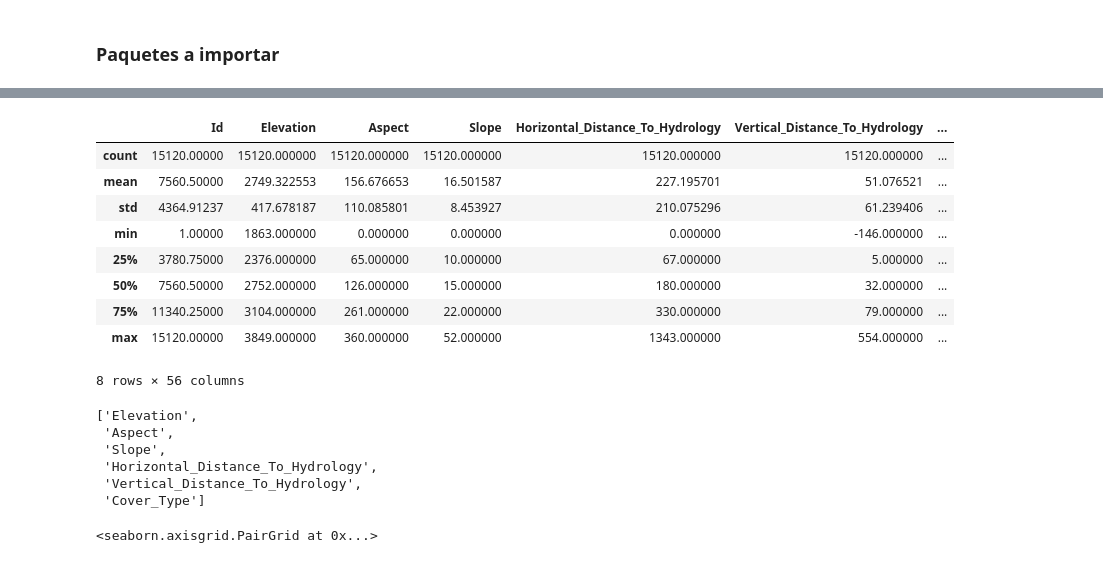
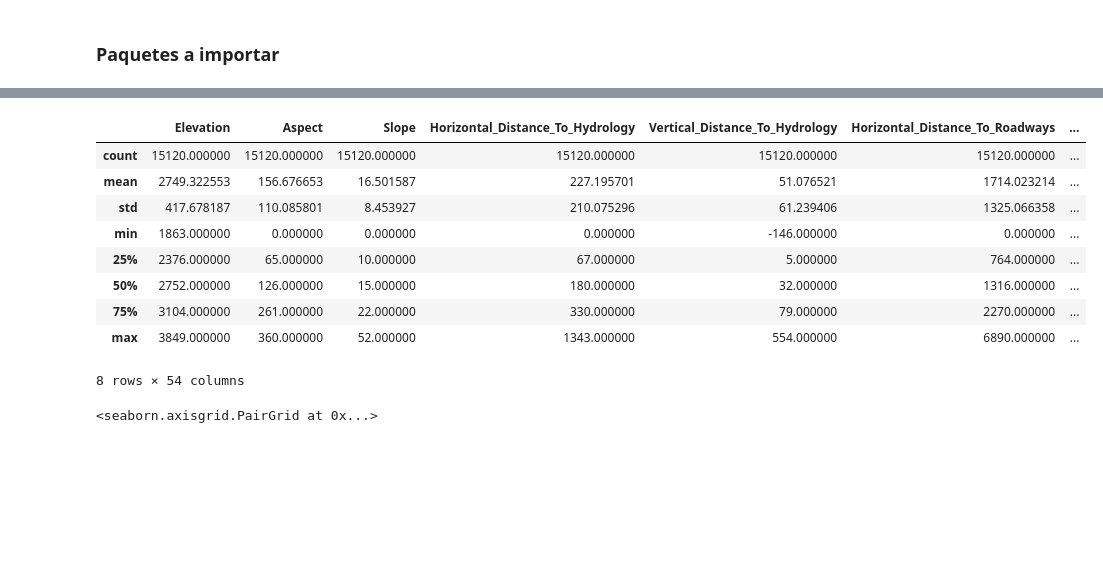
Before and after one commit to cifucg/forestCoverKaggle, a Jupyter notebook: ForestCover.ipynb, the cells around one changed output, grey strips where cells are left out. Drawn from its saved outputs; the diff is of its cells as text; code cells hidden in the pictures; blank space fills up the shorter version.

```diff
--- a/ForestCover.ipynb
+++ b/ForestCover.ipynb
@@ -103,0 +105,5 @@ df_train.head()
+# %%
+#Eliminación del id ya que no aporta nada
+df_train = pd.read_csv('./train.csv').drop(columns='Id')
+df_test = pd.read_csv('./test.csv').drop(columns='Id')
+df_train.head()
@@ -114,16 +128,16 @@ Clase a predecir: [1 2 3 4 5 6 7]
 # %%
-df_train.describe()
+df_train[df_train.columns[:-1]].describe()
 # %% [output]
-|  | Id | Elevation | Aspect | Slope | Horizontal_Distance_To_Hydrology | Vertical_Distance_To_Hydrology | ... |
-| count | 15120.00000 | 15120.000000 | 15120.000000 | 15120.000000 | 15120.000000 | 15120.000000 | ... |
-| mean | 7560.50000 | 2749.322553 | 156.676653 | 16.501587 | 227.195701 | 51.076521 | ... |
-| std | 4364.91237 | 417.678187 | 110.085801 | 8.453927 | 210.075296 | 61.239406 | ... |
-| min | 1.00000 | 1863.000000 | 0.000000 | 0.000000 | 0.000000 | -146.000000 | ... |
-| 25% | 3780.75000 | 2376.000000 | 65.000000 | 10.000000 | 67.000000 | 5.000000 | ... |
-| 50% | 7560.50000 | 2752.000000 | 126.000000 | 15.000000 | 180.000000 | 32.000000 | ... |
-| 75% | 11340.25000 | 3104.000000 | 261.000000 | 22.000000 | 330.000000 | 79.000000 | ... |
-| max | 15120.00000 | 3849.000000 | 360.000000 | 52.000000 | 1343.000000 | 554.000000 | ... |
+|  | Elevation | Aspect | Slope | Horizontal_Distance_To_Hydrology | Vertical_Distance_To_Hydrology | Horizontal_Distance_To_Roadways | ... |
+| count | 15120.000000 | 15120.000000 | 15120.000000 | 15120.000000 | 15120.000000 | 15120.000000 | ... |
+| mean | 2749.322553 | 156.676653 | 16.501587 | 227.195701 | 51.076521 | 1714.023214 | ... |
+| std | 417.678187 | 110.085801 | 8.453927 | 210.075296 | 61.239406 | 1325.066358 | ... |
+| min | 1863.000000 | 0.000000 | 0.000000 | 0.000000 | -146.000000 | 0.000000 | ... |
+| 25% | 2376.000000 | 65.000000 | 10.000000 | 67.000000 | 5.000000 | 764.000000 | ... |
+| 50% | 2752.000000 | 126.000000 | 15.000000 | 180.000000 | 32.000000 | 1316.000000 | ... |
+| 75% | 3104.000000 | 261.000000 | 22.000000 | 330.000000 | 79.000000 | 2270.000000 | ... |
+| max | 3849.000000 | 360.000000 | 52.000000 | 1343.000000 | 554.000000 | 6890.000000 | ... |
-8 rows × 56 columns
+8 rows × 54 columns
 # %%
 #Tipos de datos
 #df_train.dtypes # Son todos de tipo int64
@@ -137,15 +147,6 @@ if 'Id' in df_train.columns.tolist():
 # %%
 columns = df_train.columns[:5].tolist()
 columns.append('Cover_Type')
-# %%
-columns
-# %% [output]
-['Elevation',
- 'Aspect',
- 'Slope',
- 'Horizontal_Distance_To_Hydrology',
- 'Vertical_Distance_To_Hydrology',
- 'Cover_Type']
 # %%
 sns.pairplot(df_train[columns], hue="Cover_Type");
 # %% [output]
```
Also changed, not shown: parts of 27 cells of this notebook.
